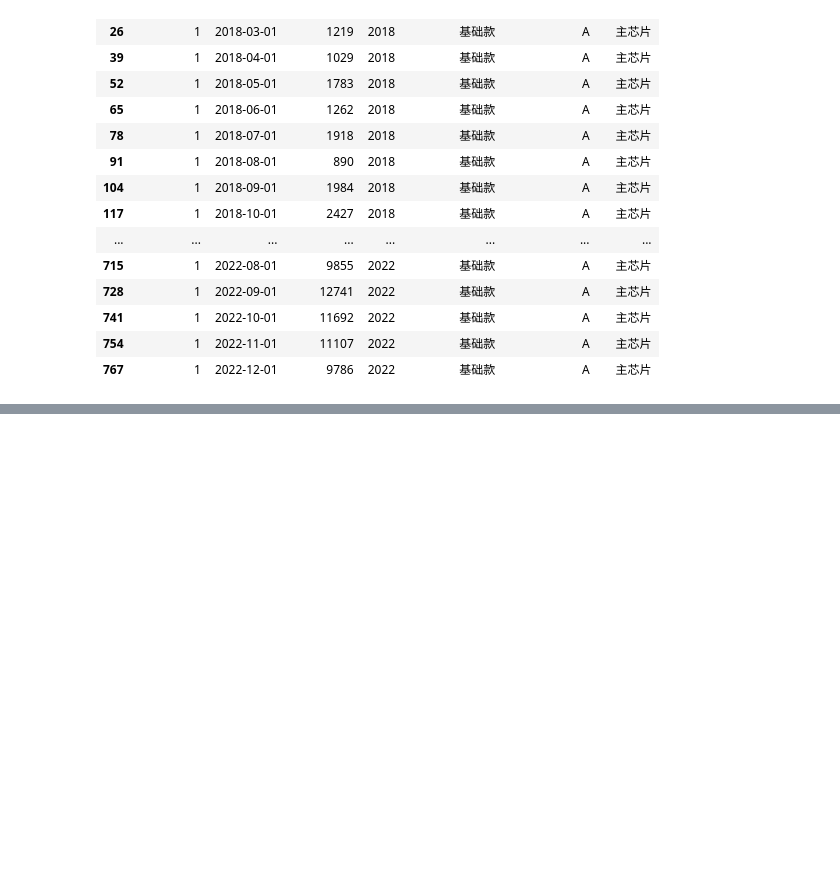
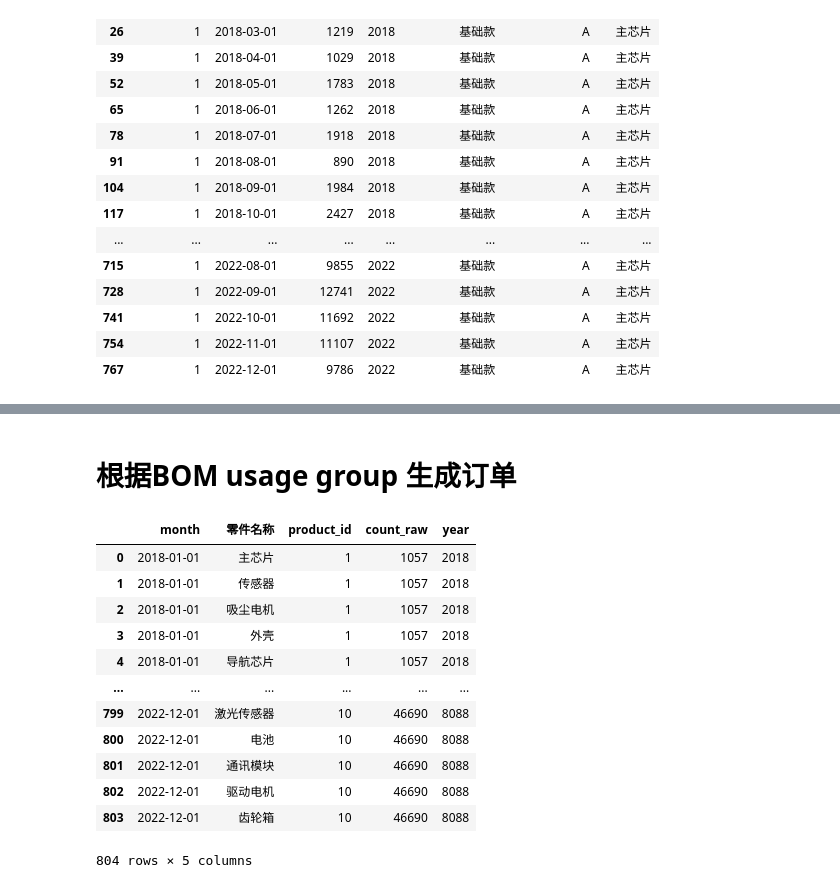
Before and after one commit to stvgz/mfg-operation-simulation, a Jupyter notebook: generator/9_0_bom_usage_and_supplier_batch.ipynb, the cells around one changed output, grey strips where cells are left out. Cells and saved outputs as stored; diff of their text form; code cells hidden in the pictures; blank space fills up the shorter version.

```diff
--- a/generator/9_0_bom_usage_and_supplier_batch.ipynb
+++ b/generator/9_0_bom_usage_and_supplier_batch.ipynb
@@ -189,3 +189,7 @@ bom_usage
 | 1894 | 4 | 2022-12-01 | 3736 | 2022 | 豪华款 | D | 底壳 |
 | 1895 | 4 | 2022-12-01 | 3736 | 2022 | 豪华款 | D | 通讯模块 |
 1896 rows × 7 columns
+# %%
+# 合并材料
+
+bom_usage_group = bom_usage.groupby(['month','零件名称']).sum().reset_index()
@@ -367,0 +481,18 @@ df_po
+# %% [markdown]
+# 根据BOM usage group 生成订单
+# %%
+bom_usage_group
+# %% [output]
+|  | month | 零件名称 | product_id | count_raw | year |
+| 0 | 2018-01-01 | 主芯片 | 1 | 1057 | 2018 |
+| 1 | 2018-01-01 | 传感器 | 1 | 1057 | 2018 |
+| 2 | 2018-01-01 | 吸尘电机 | 1 | 1057 | 2018 |
+| 3 | 2018-01-01 | 外壳 | 1 | 1057 | 2018 |
+| 4 | 2018-01-01 | 导航芯片 | 1 | 1057 | 2018 |
+| ... | ... | ... | ... | ... | ... |
+| 799 | 2022-12-01 | 激光传感器 | 10 | 46690 | 8088 |
+| 800 | 2022-12-01 | 电池 | 10 | 46690 | 8088 |
+| 801 | 2022-12-01 | 通讯模块 | 10 | 46690 | 8088 |
+| 802 | 2022-12-01 | 驱动电机 | 10 | 46690 | 8088 |
+| 803 | 2022-12-01 | 齿轮箱 | 10 | 46690 | 8088 |
+804 rows × 5 columns
```
Also changed, not shown: parts of 21 cells of this notebook, 5 other files.
